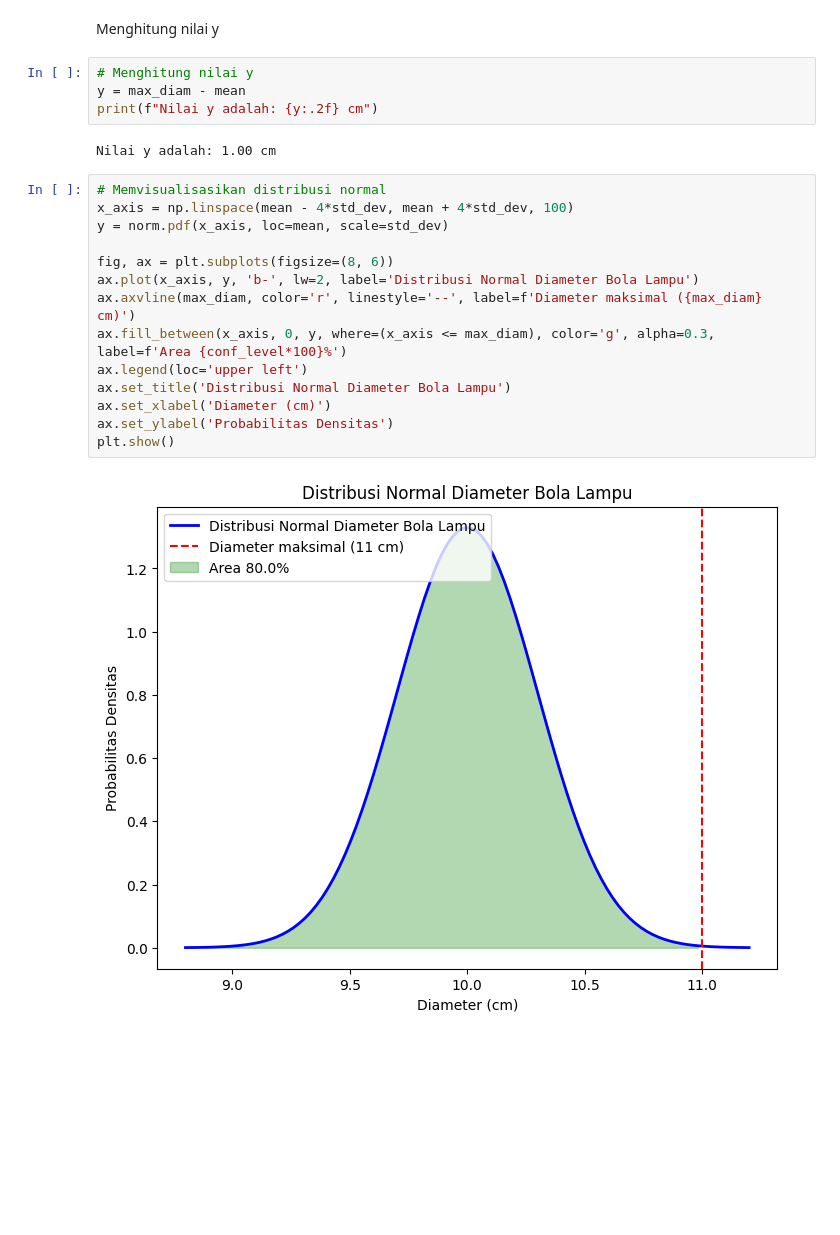
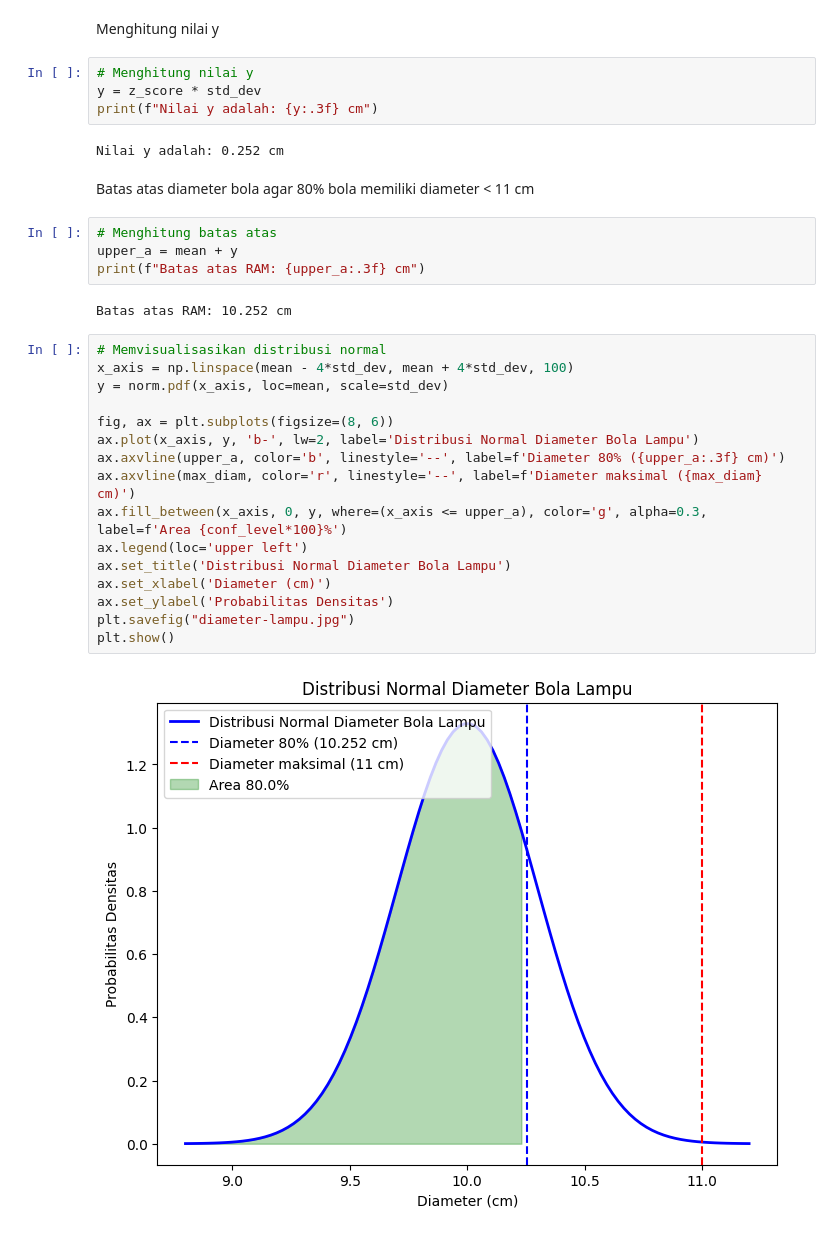
Before and after one commit to ekaputra04/statistika-python, a Jupyter notebook: assignment/kelompok/soal-4/soal-4.ipynb, the cells around one changed output. Saved outputs shown, nothing was run; the diff lists cells and outputs as text; blank space fills up the shorter version.

```diff
--- a/assignment/kelompok/soal-4/soal-4.ipynb
+++ b/assignment/kelompok/soal-4/soal-4.ipynb
@@ -51,23 +51,33 @@ plt.show()
 Menghitung nilai y
 # %%
 # Menghitung nilai y
-y = max_diam - mean
-print(f"Nilai y adalah: {y:.2f} cm")
+y = z_score * std_dev
+print(f"Nilai y adalah: {y:.3f} cm")
 # %% [output]
-Nilai y adalah: 1.00 cm
+Nilai y adalah: 0.252 cm
+# %% [markdown]
+Batas atas diameter bola agar 80% bola memiliki diameter < 11 cm
+# %%
+# Menghitung batas atas
+upper_a = mean + y
+print(f"Batas atas RAM: {upper_a:.3f} cm")
+# %% [output]
+Batas atas RAM: 10.252 cm
 # %%
 # Memvisualisasikan distribusi normal
 x_axis = np.linspace(mean - 4*std_dev, mean + 4*std_dev, 100)
 y = norm.pdf(x_axis, loc=mean, scale=std_dev)
 
 fig, ax = plt.subplots(figsize=(8, 6))
 ax.plot(x_axis, y, 'b-', lw=2, label='Distribusi Normal Diameter Bola Lampu')
+ax.axvline(upper_a, color='b', linestyle='--', label=f'Diameter 80% ({upper_a:.3f} cm)')
 ax.axvline(max_diam, color='r', linestyle='--', label=f'Diameter maksimal ({max_diam} cm)')
-ax.fill_between(x_axis, 0, y, where=(x_axis <= max_diam), color='g', alpha=0.3, label=f'Area {conf_level*100}%')
+ax.fill_between(x_axis, 0, y, where=(x_axis <= upper_a), color='g', alpha=0.3, label=f'Area {conf_level*100}%')
 ax.legend(loc='upper left')
 ax.set_title('Distribusi Normal Diameter Bola Lampu')
 ax.set_xlabel('Diameter (cm)')
 ax.set_ylabel('Probabilitas Densitas')
+plt.savefig("diameter-lampu.jpg")
 plt.show()
 # %% [output]
-[figure, old version]
+[figure, new version]
```
Also changed, not shown: 3 other files.
